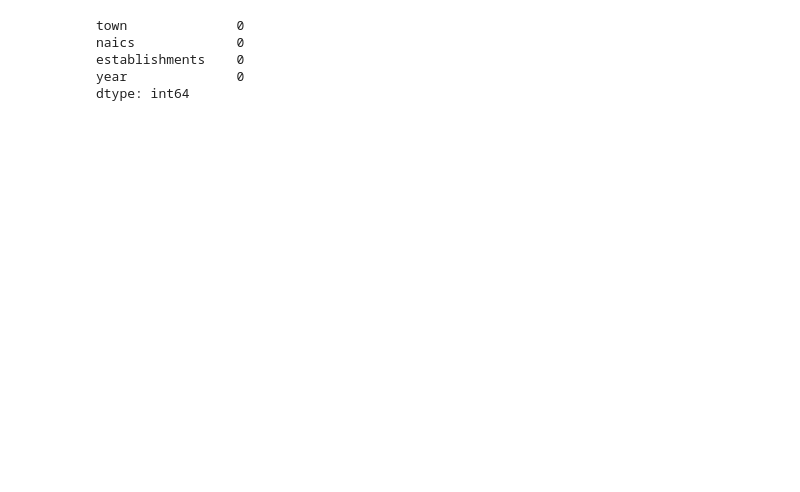
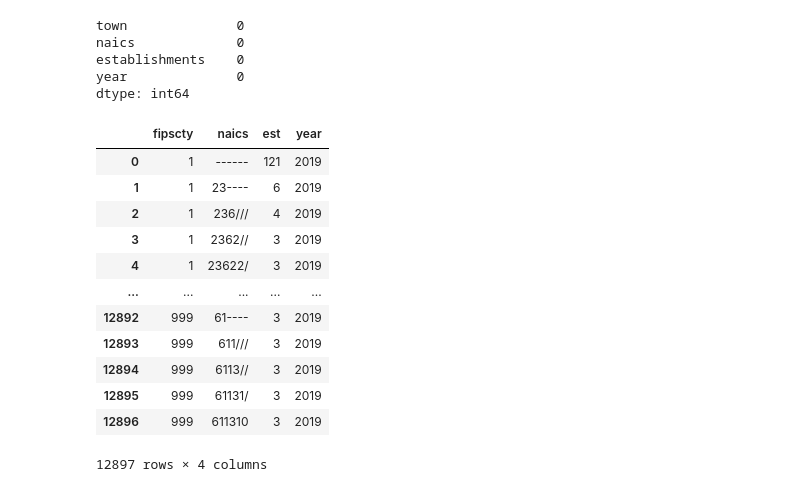
Before and after one commit to nessajimenez/pr-biz-patterns, a Jupyter notebook: Clean and Concat DFs.ipynb, the cells around one changed output. Saved outputs shown, nothing was run; the diff lists cells and outputs as text; code cells hidden in the pictures; blank space fills up the shorter version.

```diff
--- a/Clean and Concat DFs.ipynb
+++ b/Clean and Concat DFs.ipynb
@@ -259,3 +322,19 @@ dtype: int64
 # %%
 # Assuming df is your DataFrame
 df13_23.to_pickle('full_clean_df.pkl')
+# %%
+df19
+# %% [output]
+|  | fipscty | naics | est | year |
+| 0 | 1 | ------ | 121 | 2019 |
+| 1 | 1 | 23---- | 6 | 2019 |
+| 2 | 1 | 236/// | 4 | 2019 |
+| 3 | 1 | 2362// | 3 | 2019 |
+| 4 | 1 | 23622/ | 3 | 2019 |
+| ... | ... | ... | ... | ... |
+| 12892 | 999 | 61---- | 3 | 2019 |
+| 12893 | 999 | 611/// | 3 | 2019 |
+| 12894 | 999 | 6113// | 3 | 2019 |
+| 12895 | 999 | 61131/ | 3 | 2019 |
+| 12896 | 999 | 611310 | 3 | 2019 |
+12897 rows × 4 columns
```
Also changed, not shown: parts of 8 cells of this notebook, 18 other files.
